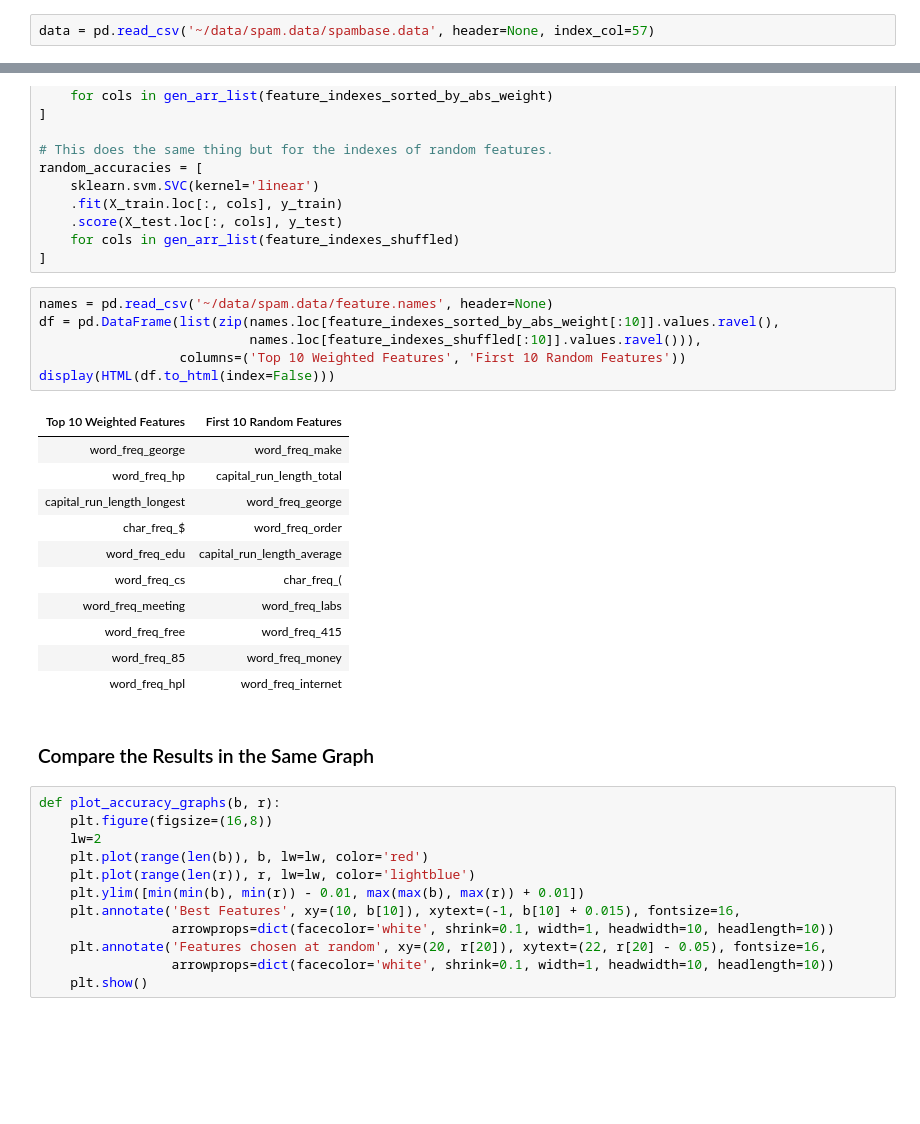
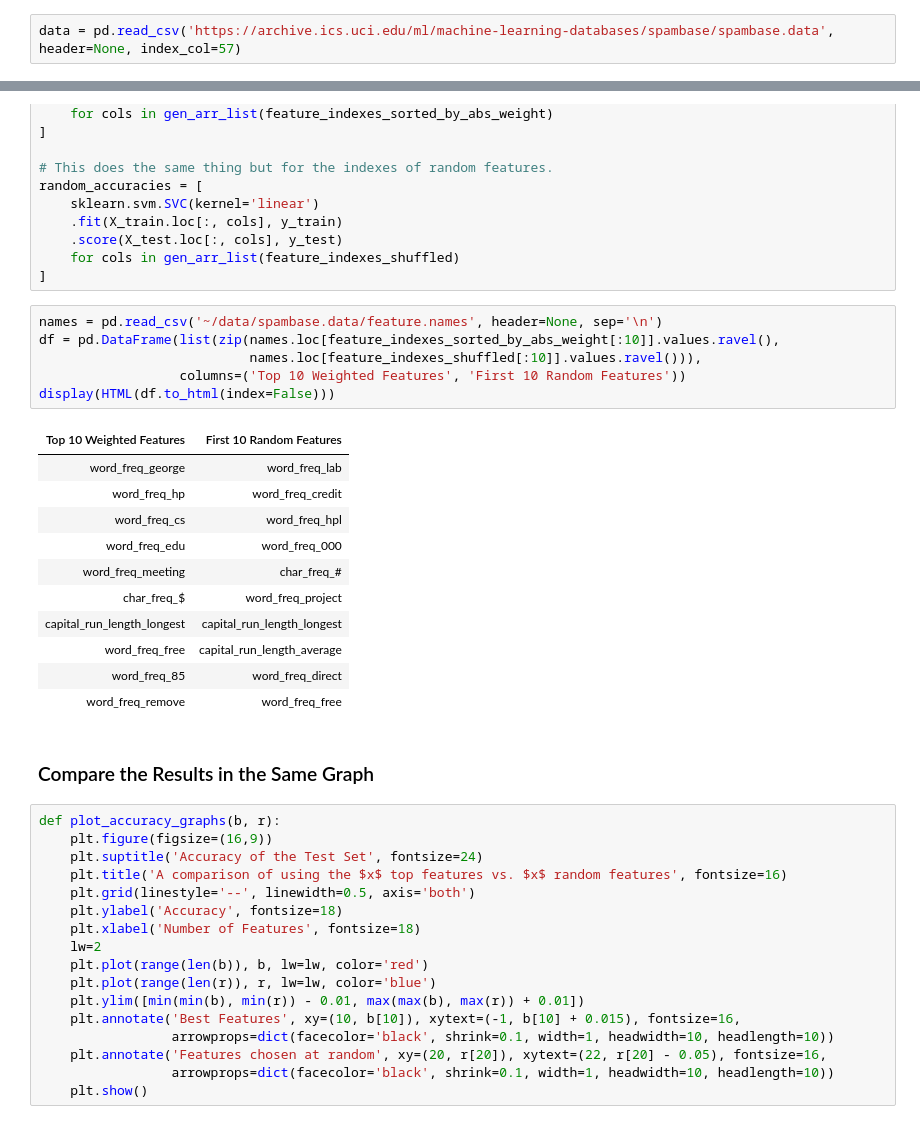
Before and after one commit to mikelane/Spambase-SVM, a Jupyter notebook: SVM.ipynb, the cells around one changed output, grey strips where cells are left out. Cells and saved outputs as stored; diff of their text form; blank space fills up the shorter version.

```diff
--- a/SVM.ipynb
+++ b/SVM.ipynb
@@ -23,7 +23,7 @@ from datetime import datetime
 
 It's important to remember to set the header to `None` here since the spambase.data csv does not have a header. Also, setting `index_col=57` will make it so the class, the true values, will be the index of the dataframe.
 # %%
-data = pd.read_csv('~/data/spam.data/spambase.data', header=None, index_col=57)
+data = pd.read_csv('https://archive.ics.uci.edu/ml/machine-learning-databases/spambase/spambase.data', header=None, index_col=57)
 # %% [markdown]
 ### Split the Data
 ---
@@ -208,36 +207,41 @@ random_accuracies = [
     for cols in gen_arr_list(feature_indexes_shuffled)
 ]
 # %%
-names = pd.read_csv('~/data/spam.data/feature.names', header=None)
+names = pd.read_csv('~/data/spambase.data/feature.names', header=None, sep='\n')
 df = pd.DataFrame(list(zip(names.loc[feature_indexes_sorted_by_abs_weight[:10]].values.ravel(),
                            names.loc[feature_indexes_shuffled[:10]].values.ravel())),
                   columns=('Top 10 Weighted Features', 'First 10 Random Features'))
 display(HTML(df.to_html(index=False)))
 # %% [output]
 | Top 10 Weighted Features | First 10 Random Features |
-| word_freq_george | word_freq_make |
-| word_freq_hp | capital_run_length_total |
-| capital_run_length_longest | word_freq_george |
-| char_freq_$ | word_freq_order |
-| word_freq_edu | capital_run_length_average |
-| word_freq_cs | char_freq_( |
-| word_freq_meeting | word_freq_labs |
-| word_freq_free | word_freq_415 |
-| word_freq_85 | word_freq_money |
-| word_freq_hpl | word_freq_internet |
+| word_freq_george | word_freq_lab |
+| word_freq_hp | word_freq_credit |
+| word_freq_cs | word_freq_hpl |
+| word_freq_edu | word_freq_000 |
+| word_freq_meeting | char_freq_# |
+| char_freq_$ | word_freq_project |
+| capital_run_length_longest | capital_run_length_longest |
+| word_freq_free | capital_run_length_average |
+| word_freq_85 | word_freq_direct |
+| word_freq_remove | word_freq_free |
 # %% [markdown]
 ### Compare the Results in the Same Graph
 # %%
 def plot_accuracy_graphs(b, r):
-    plt.figure(figsize=(16,8))
+    plt.figure(figsize=(16,9))
+    plt.suptitle('Accuracy of the Test Set', fontsize=24)
+    plt.title('A comparison of using the $x$ top features vs. $x$ random features', fontsize=16)
+    plt.grid(linestyle='--', linewidth=0.5, axis='both')
+    plt.ylabel('Accuracy', fontsize=18)
+    plt.xlabel('Number of Features', fontsize=18)
     lw=2
     plt.plot(range(len(b)), b, lw=lw, color='red')
-    plt.plot(range(len(r)), r, lw=lw, color='lightblue')
+    plt.plot(range(len(r)), r, lw=lw, color='blue')
     plt.ylim([min(min(b), min(r)) - 0.01, max(max(b), max(r)) + 0.01])
     plt.annotate('Best Features', xy=(10, b[10]), xytext=(-1, b[10] + 0.015), fontsize=16,
-                 arrowprops=dict(facecolor='white', shrink=0.1, width=1, headwidth=10, headlength=10))
+                 arrowprops=dict(facecolor='black', shrink=0.1, width=1, headwidth=10, headlength=10))
     plt.annotate('Features chosen at random', xy=(20, r[20]), xytext=(22, r[20] - 0.05), fontsize=16,
-                 arrowprops=dict(facecolor='white', shrink=0.1, width=1, headwidth=10, headlength=10))
+                 arrowprops=dict(facecolor='black', shrink=0.1, width=1, headwidth=10, headlength=10))
     plt.show()
 # %%
 plot_accuracy_graphs(best_abs_accuracies, random_accuracies)
```
Also changed, not shown: parts of 7 cells of this notebook.
